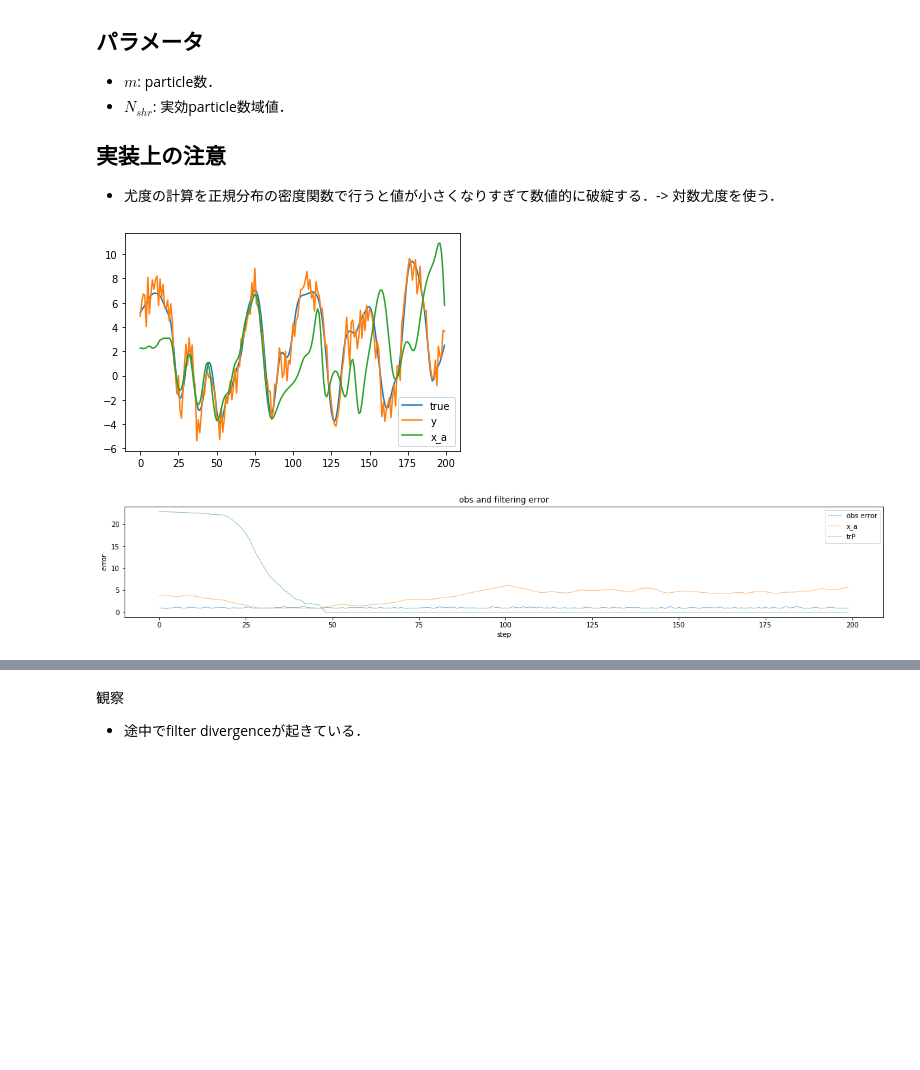
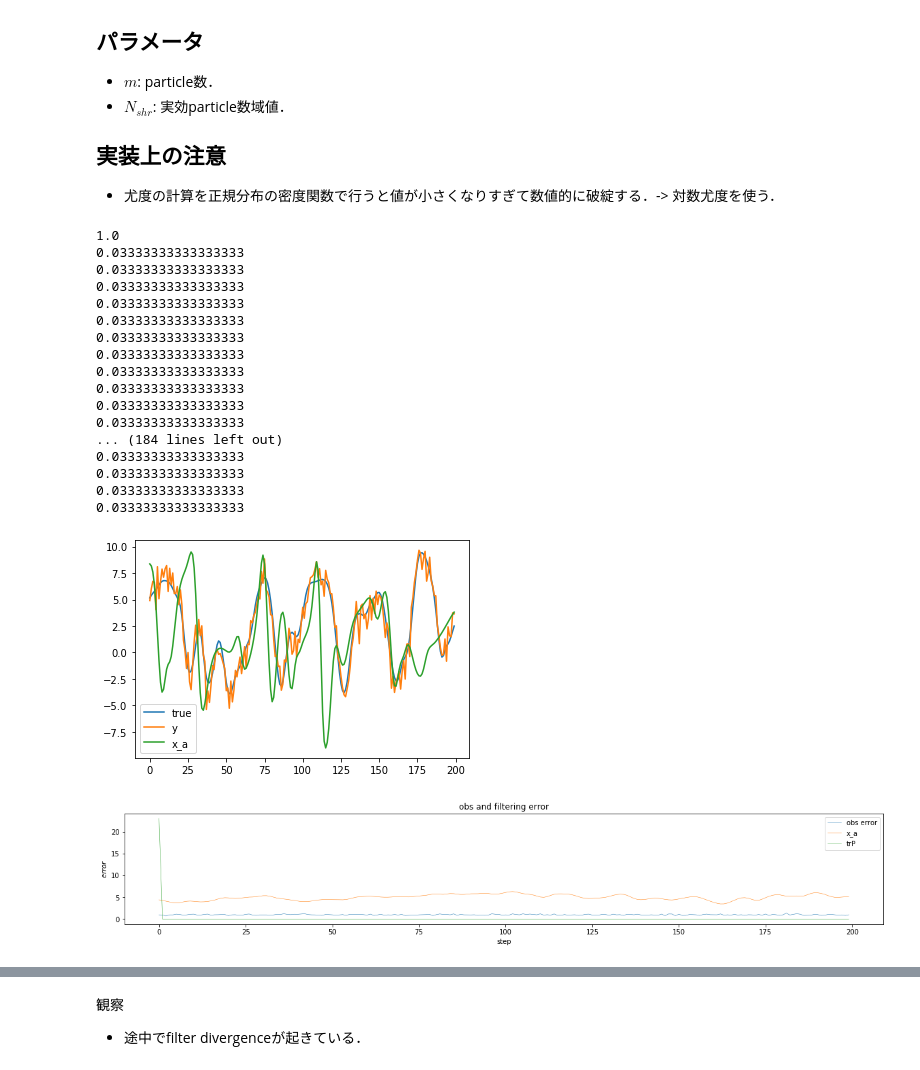
Before and after one commit to KotaTakeda/rccs_online_school, a Jupyter notebook: particle_filter.ipynb, the cells around one changed output, grey strips where cells are left out. Cells and saved outputs as stored; diff of their text form; code cells hidden in the pictures; blank space fills up the shorter version.

```diff
--- a/particle_filter.ipynb
+++ b/particle_filter.ipynb
@@ -107,10 +107,11 @@ class ParticleFilter:
 
     def _resampling(self, y_obs):
         # TODO: 成分ごとにresampling
-        W_tmp = np.array([self._likelihood(x, y_obs) for x in self.X])
-        W_tmp = W_tmp/W_tmp.max()
+        log_w = np.array([self._log_likelihood(x, y_obs) for x in self.X])
+        log_w = log_w - log_w.max()
+        W_tmp = np.exp(-log_w)
         W_tmp = W_tmp/W_tmp.sum() # 規格化
-        # print(W_tmp.max())
+        print(W_tmp.max())
 
         if True or self._caluculate_eff(W_tmp) < self.N_thr: # NOTE: 100%resampleする
             # reindex = self._resample(W_tmp)
@@ -125,10 +126,9 @@ class ParticleFilter:
         reindex = np.random.choice(self.idx, size=self.m, p=W, replace=True) # Weightに従ってサンプル．
         return reindex
 
-    def _likelihood(self, x, y_obs):
+    def _log_likelihood(self, x, y_obs):
         H = self.H; R = self.R; m = self.m
-        return np.exp(-(y_obs - H@x)@inv(R)@(y_obs - H@x)/(m-1))
-        # return (y_obs - H@x)@inv(R)@(y_obs - H@x)
+        return (y_obs - H@x)@inv(R)@(y_obs - H@x)/(m-1)
 
     def _caluculate_eff(self, W):
         return 1/(W@W)
@@ -162,24 +162,41 @@ class ParticleFilter:
 # %%
 %%time
 # Particle Filterの初期値
-m = 3000
+m = 30
 np.random.seed(0)
 X_0 = true[np.random.choice(range(len(true)), m)]
 
 start = 0
 end = 200
 pf = ParticleFilter(M, H, R, y[start:end], X_0, N_thr=m*1.1)
 pf.forward_estimate()
 
 idx = 9
 fig1, ax1 = plt.subplots()
 ax1.plot(true[start:end, idx], label='true')
 ax1.plot(y[start:end, idx], label='y')
 ax1.plot(np.array(pf.x)[:, idx], label='x_a')
 plt.legend()
 plot_error_KF(true[start:end], y[start:end], [pf.x], trPs=[pf.trP], legends=['x_a'])
 print(pf.resampling_rate())
 # _, _, rmse = estimate_error_with_params(true, [letkf.x], [m], 'm')
 # %% [output]
+1.0
+0.03333333333333333
+0.03333333333333333
+0.03333333333333333
+0.03333333333333333
+0.03333333333333333
+0.03333333333333333
+0.03333333333333333
+0.03333333333333333
+0.03333333333333333
+0.03333333333333333
+0.03333333333333333
+... (184 lines left out)
+0.03333333333333333
+0.03333333333333333
+0.03333333333333333
+0.03333333333333333
-[figure, old version]
+[figure, new version]
-[figure, old version]
+[figure, new version]
```
Also changed, not shown: parts of 1 cell of this notebook.
